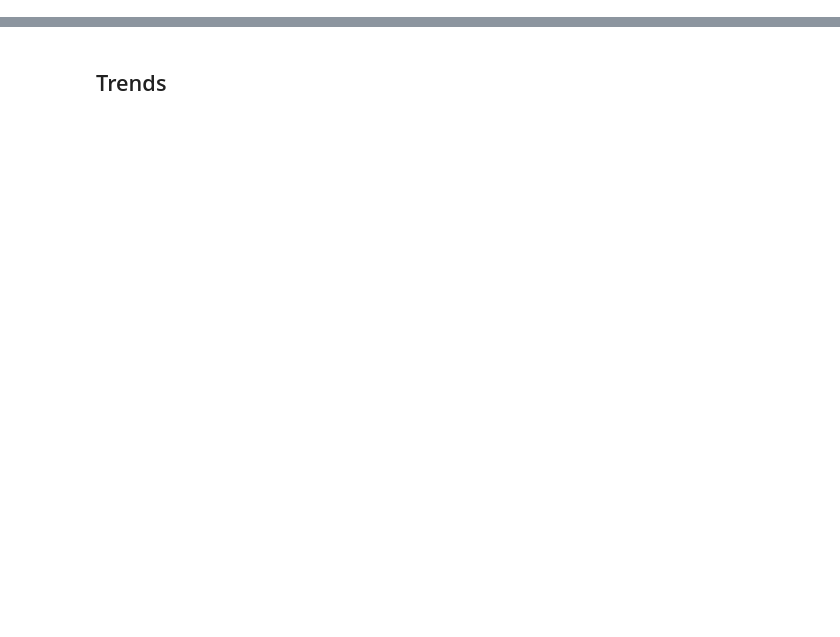
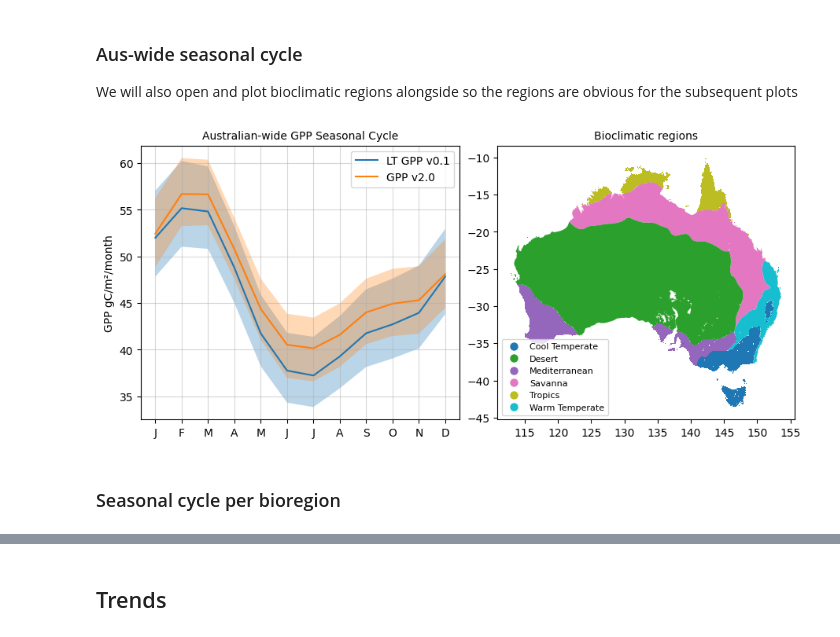
Before and after one commit to cbur24/Aus_CO2_fertilisation, a Jupyter notebook: notebooks/analysis/Compare_AusEFlux_versions.ipynb, the cells around one changed output, grey strips where cells are left out. Saved outputs shown, nothing was run; the diff lists cells and outputs as text; code cells hidden in the pictures; blank space fills up the shorter version.

```diff
--- a/notebooks/analysis/Compare_AusEFlux_versions.ipynb
+++ b/notebooks/analysis/Compare_AusEFlux_versions.ipynb
@@ -42,0 +53,2 @@ mask = ~np.isnan(mean_2003)
+# %%
+var = 'GPP'
@@ -121,0 +187,40 @@ fig.savefig("/g/data/os22/chad_tmp/Aus_CO2_fertilisation/results/figs/AusEFlux_G
+# %%
+#calculate climatology
+clim_v1 = ds_v1.sel(time=slice('2003','2022')).groupby('time.month').mean()
+clim_v2 = ds_v2.sel(time=slice('2003','2022')).groupby('time.month').mean()
+# %% [markdown]
+### Aus-wide seasonal cycle
+
+We will also open and plot bioclimatic regions alongside so the regions are obvious for the subsequent plots
+# %%
+gdf = gpd.read_file('/g/data/xc0/project/AusEFlux/data/bioclim_regions.geojson')
+
+fig, ax = plt.subplots(1,2, figsize=(9,4), layout='constrained')
+
+clim_v1_1D = clim_v1.mean(['latitude', 'longitude'])
+clim_v2_1D = clim_v2.mean(['latitude', 'longitude'])
+
+clim_v1_1D[f'{var}_median'].plot(linestyle='-', ax=ax[0], label=f'LT {var} v0.1', c='tab:blue')
+ax[0].fill_between(clim_v1_1D.month, clim_v1_1D[f'{var}_25th_percentile'],
+                clim_v1_1D[f'{var}_75th_percentile'], alpha=0.3)
+
+clim_v2_1D[f'{var}_median'].plot(linestyle='-', ax=ax[0], label=f'{var} v2.0', c='tab:orange')
+ax[0].fill_between(clim_v2_1D.month, clim_v2_1D[f'{var}_25th_percentile'],
+                clim_v2_1D[f'{var}_75th_percentile'], alpha=0.3)
+
+if var=='NEE':
+    ax.axhline(0, c='grey', linestyle='--')
+ax[0].set_title(f'Australian-wide {var} Seasonal Cycle', fontdict={'fontsize': 10})
+ax[0].set_ylabel('GPP gC/m\N{SUPERSCRIPT TWO}/month')
+ax[0].set_xlabel('')
+ax[0].grid(alpha=0.5)
+ax[0].set_xticks(range(1,13))
+ax[0].legend()
+ax[0].set_xticklabels(["J","F","M","A","M","J","J","A","S","O","N","D"])
+
+gdf.plot(column='region_name', legend=True, figsize=(5,4), ax=ax[1],legend_kwds={'loc':'lower left', 'ncols':1, 'fontsize':8, 'markerscale':0.75} )
+ax[1].set_title(f'Bioclimatic regions', fontdict={'fontsize': 10});
+# %% [output]
+[figure, added]
+# %% [markdown]
+###  Seasonal cycle per bioregion
```
Also changed, not shown: parts of 28 cells of this notebook, 16 other files.
